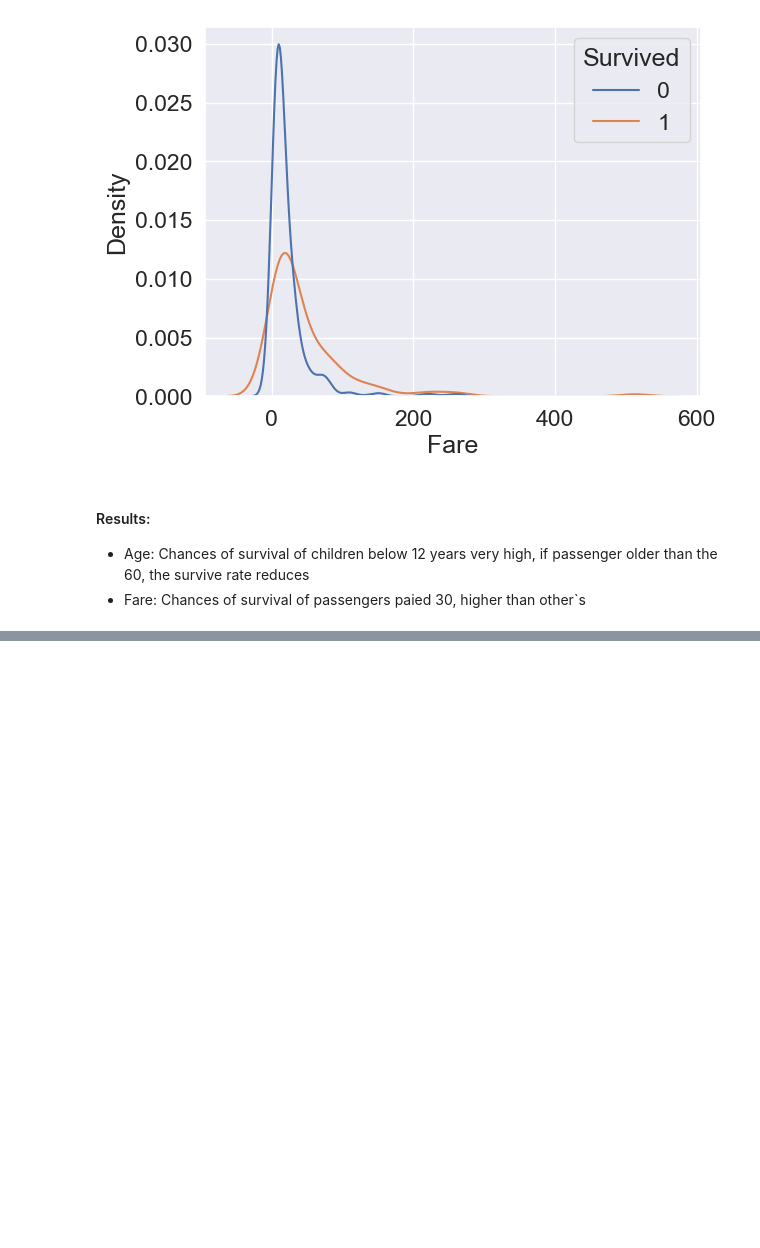
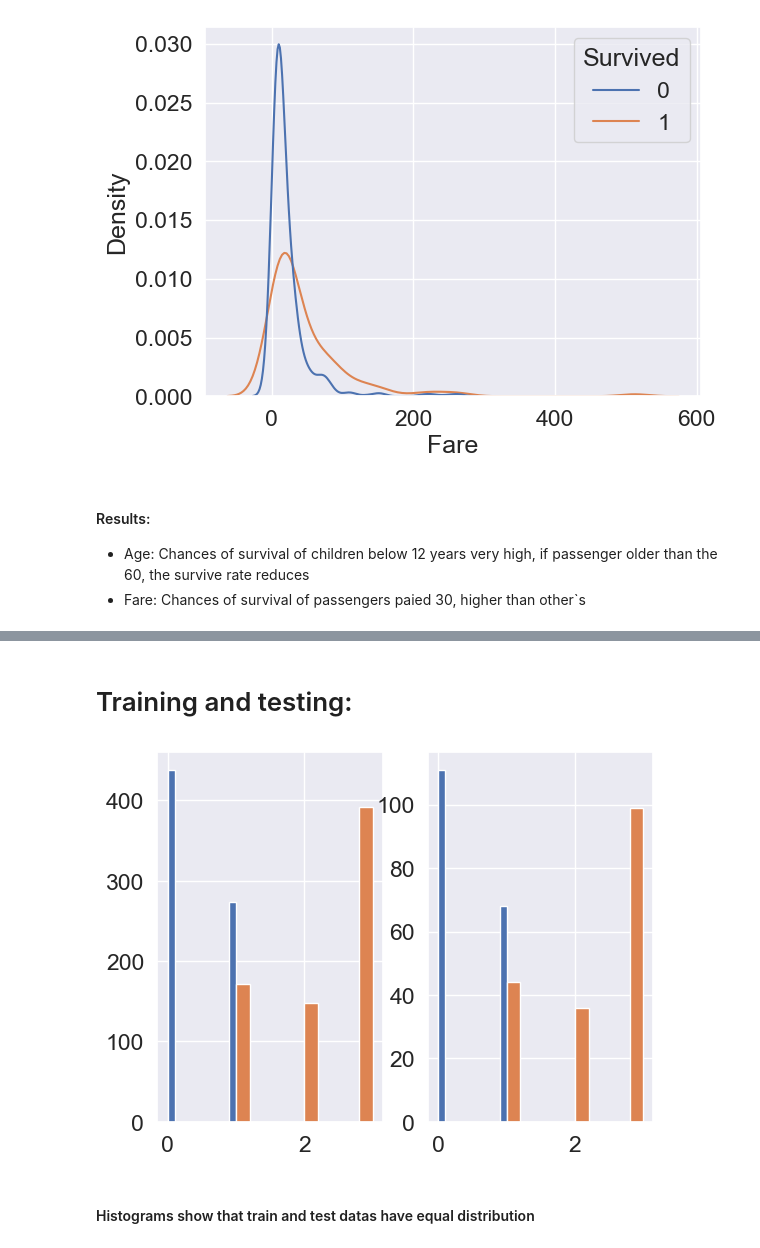
Before and after one commit to AsselAlimzhanova/Titanic-Kaggle-Competition, a Jupyter notebook: Titanic_kaggle.ipynb, the cells around one changed output, grey strips where cells are left out. Saved outputs shown, nothing was run; the diff lists cells and outputs as text; code cells hidden in the pictures; blank space fills up the shorter version.

```diff
--- a/Titanic_kaggle.ipynb
+++ b/Titanic_kaggle.ipynb
@@ -321,0 +335,20 @@ for feature in ['Age', 'Fare']:
+# %% [markdown]
+# Training and testing:
+# %%
+from sklearn.model_selection import StratifiedShuffleSplit
+split = StratifiedShuffleSplit(n_splits=1, test_size=0.2)
+for train_indices, test_indices in split.split(df_train,df_train[['Survived','Pclass','Sex']]):
+    strat_train_set= df_train.loc[train_indices]
+    strat_test_set= df_train.loc[test_indices]
+# %%
+plt.subplot(1,2,1)
+strat_train_set['Survived'].hist()
+strat_train_set['Pclass'].hist()
+plt.subplot(1,2,2)
+strat_test_set['Survived'].hist()
+strat_test_set['Pclass'].hist()
+plt.show()
+# %% [output]
+[figure, added]
+# %% [markdown]
+#### Histograms show that train and test datas have equal distribution
```
Also changed, not shown: parts of 41 cells of this notebook.
